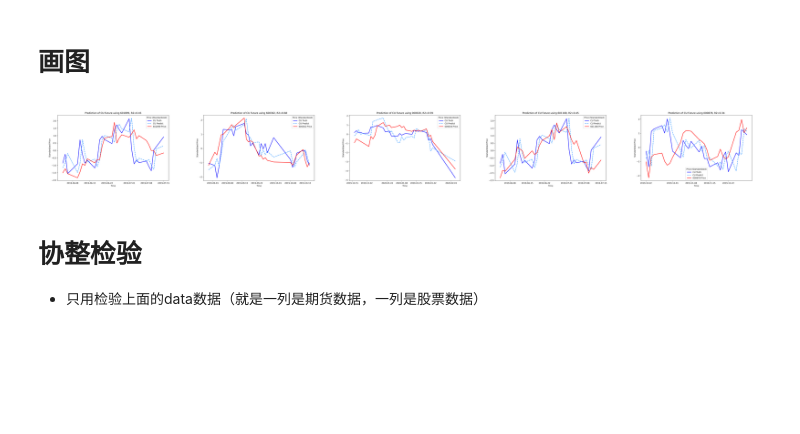
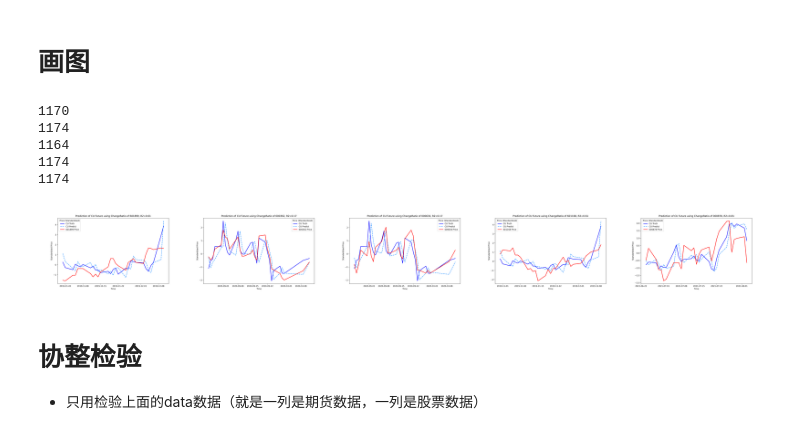
Before and after one commit to hjzlitter/futures-stocks, a Jupyter notebook: new.ipynb, the cells around one changed output. Saved outputs shown, nothing was run; the diff lists cells and outputs as text; code cells hidden in the pictures; blank space fills up the shorter version.

```diff
--- a/new.ipynb
+++ b/new.ipynb
@@ -167,29 +167,36 @@ ChangeRatio_Stock               0.515715           1.000000
 # %%
 import matplotlib.pyplot as plt
 
-feature = 'close'
+feature = 'ChangeRatio'
 fig_list = []
-sign = [0, 62, 132, 0, 93] # close的
+# sign = [0, 62, 132, 0, 93] # close的
 # sign = [445, 117, 241, 233, 1042] # ChangeRatio的
+sign = [100, 300, 300, 100, 500]
 for idx, df in enumerate(stock_df):
     data, label = data_generator(fut_df, df, feature)
-    fig= benefits_show(sign[idx], data, fut_df, idx)
+    fig= benefits_show(sign[idx], data, idx, fut_df, stock_df, feature)
     fig_list.append(fig)
-    fig.savefig(f'figure_{idx+15}.png')
+    fig.savefig(f'figure_{idx+10}.png')
     plt.close(fig)  # 关闭图形以释放内存
+# %% [output]
+1170
+1174
+1164
+1174
+1174
 # %%
 fig, axes = plt.subplots(1, len(fig_list), figsize=(40, 20), dpi=250)  # 根据需要调整布局和尺寸
 
 # 重新读取图像文件并添加到子图中
 for i, ax in enumerate(axes):
-    image_data = plt.imread(f'figure_{i+15}.png')  # 读取保存的图像文件
+    image_data = plt.imread(f'figure_{i+10}.png')  # 读取保存的图像文件
     ax.imshow(image_data)
     ax.axis('off')  # 关闭坐标轴
     # ax.set_title(f'R^2:{r_list[i]}', fontsize=10)
 plt.tight_layout()
 plt.show()  # 显示图形
 # %% [output]
-[figure, old version]
+[figure, new version]
 # %% [markdown]
 # 协整检验
 * 只用检验上面的data数据（就是一列是期货数据，一列是股票数据）
```
Also changed, not shown: parts of 3 cells of this notebook, 22 other files.
